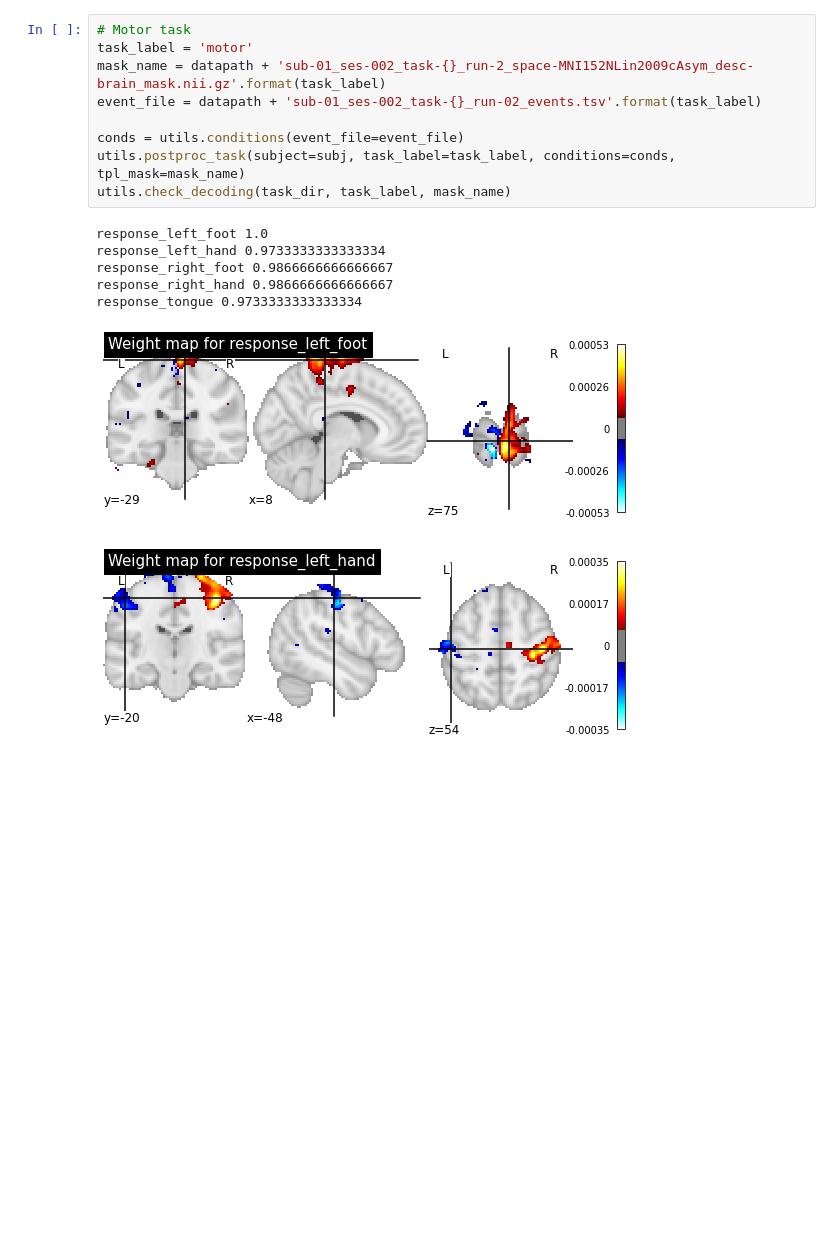
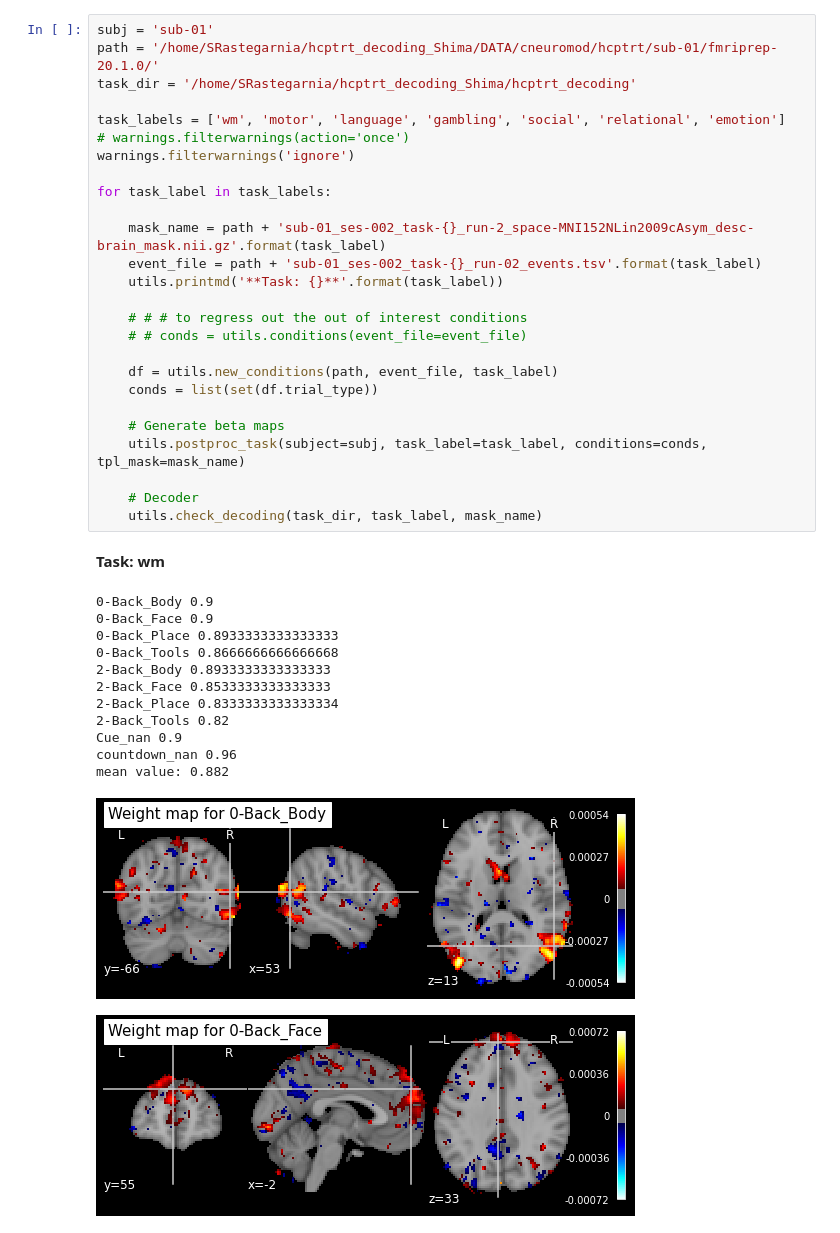
Before and after one commit to courtois-neuromod/hcptrt-decoding, a Jupyter notebook: All_tasks_hcptrt_benchmark_model.ipynb, the cells around one changed output. Saved outputs shown, nothing was run; the diff lists cells and outputs as text; blank space fills up the shorter version.

```diff
--- a/All_tasks_hcptrt_benchmark_model.ipynb
+++ b/All_tasks_hcptrt_benchmark_model.ipynb
@@ -21,17 +20,41 @@ task_dir = '/home/SRastegarnia/hcptrt_decoding_Shima/hcptrt_decoding'
 # %%
-# Motor task
-task_label = 'motor'
-mask_name = datapath + 'sub-01_ses-002_task-{}_run-2_space-MNI152NLin2009cAsym_desc-brain_mask.nii.gz'.format(task_label)
-event_file = datapath + 'sub-01_ses-002_task-{}_run-02_events.tsv'.format(task_label)
+subj = 'sub-01'
+path = '/home/SRastegarnia/hcptrt_decoding_Shima/DATA/cneuromod/hcptrt/sub-01/fmriprep-20.1.0/'
+task_dir = '/home/SRastegarnia/hcptrt_decoding_Shima/hcptrt_decoding'
 
-conds = utils.conditions(event_file=event_file)
-utils.postproc_task(subject=subj, task_label=task_label, conditions=conds, tpl_mask=mask_name)
-utils.check_decoding(task_dir, task_label, mask_name)
+task_labels = ['wm', 'motor', 'language', 'gambling', 'social', 'relational', 'emotion']
+# warnings.filterwarnings(action='once')
+warnings.filterwarnings('ignore')
+
+for task_label in task_labels:
+
+    mask_name = path + 'sub-01_ses-002_task-{}_run-2_space-MNI152NLin2009cAsym_desc-brain_mask.nii.gz'.format(task_label)
+    event_file = path + 'sub-01_ses-002_task-{}_run-02_events.tsv'.format(task_label)
+    utils.printmd('**Task: {}**'.format(task_label))
+
+    # # # to regress out the out of interest conditions
+    # # conds = utils.conditions(event_file=event_file)
+
+    df = utils.new_conditions(path, event_file, task_label)
+    conds = list(set(df.trial_type))
+
+    # Generate beta maps
+    utils.postproc_task(subject=subj, task_label=task_label, conditions=conds, tpl_mask=mask_name)
+
+    # Decoder
+    utils.check_decoding(task_dir, task_label, mask_name)
 # %% [output]
+**Task: wm**
-response_left_foot 1.0
-response_left_hand 0.9733333333333334
-response_right_foot 0.9866666666666667
-response_right_hand 0.9866666666666667
-response_tongue 0.9733333333333334
+0-Back_Body 0.9
+0-Back_Face 0.9
+0-Back_Place 0.8933333333333333
+0-Back_Tools 0.8666666666666668
+2-Back_Body 0.8933333333333333
+2-Back_Face 0.8533333333333333
+2-Back_Place 0.8333333333333334
+2-Back_Tools 0.82
+Cue_nan 0.9
+countdown_nan 0.96
+mean value: 0.882
-[figure, old version]
+[figure, new version]
-[figure, old version]
+[figure, new version]
```
Also changed, not shown: parts of 9 cells of this notebook, 2 other files.
